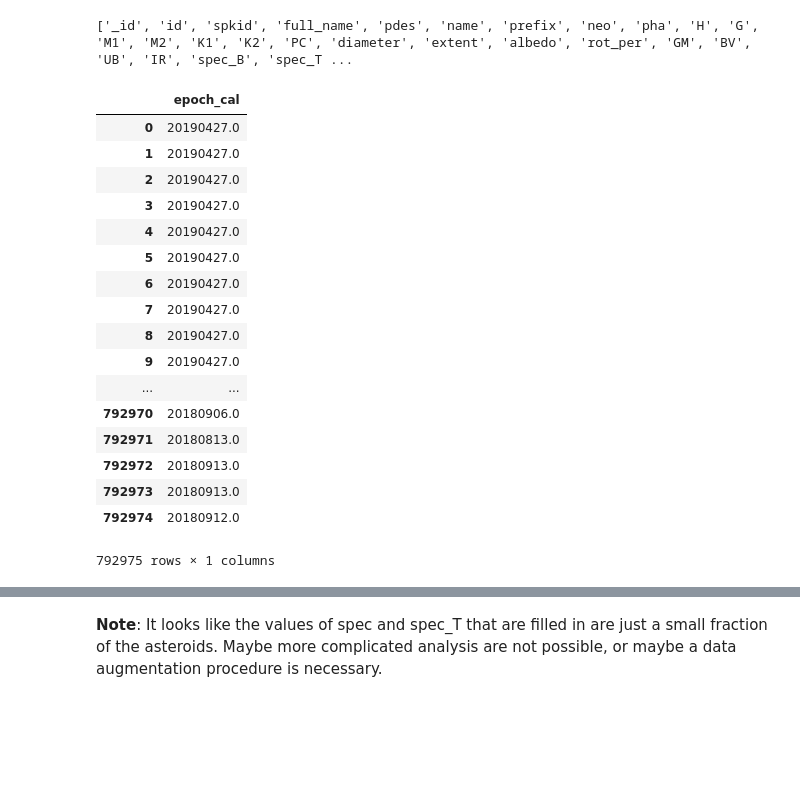
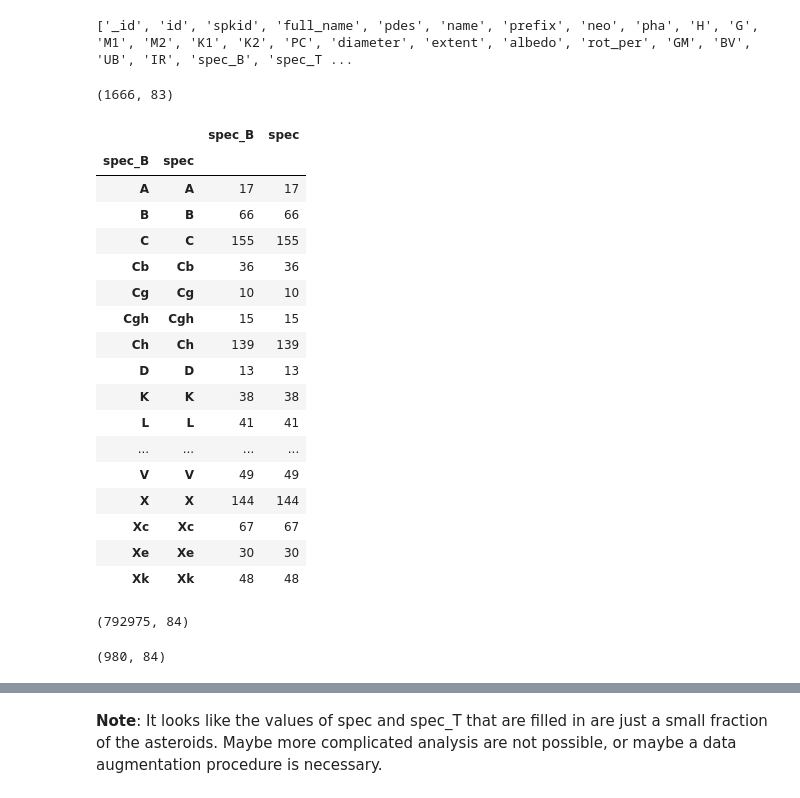
Before and after one commit to hugolouzada/asterank, a Jupyter notebook: predictions/notebooks/10-hl-exploratoy-data-analysis.ipynb, the cells around one changed output, grey strips where cells are left out. Drawn from its saved outputs; the diff is of its cells as text; code cells hidden in the pictures; blank space fills up the shorter version.

Commit message:
predicting spec_B and calculating expected profit

```diff
--- a/predictions/notebooks/10-hl-exploratoy-data-analysis.ipynb
+++ b/predictions/notebooks/10-hl-exploratoy-data-analysis.ipynb
@@ -20,26 +20,41 @@ print(keys)
 ['_id', 'id', 'spkid', 'full_name', 'pdes', 'name', 'prefix', 'neo', 'pha', 'H', 'G', 'M1', 'M2', 'K1', 'K2', 'PC', 'diameter', 'extent', 'albedo', 'rot_per', 'GM', 'BV', 'UB', 'IR', 'spec_B', 'spec_T ...
 # %%
 # query de uma 1 coluna
-pd.DataFrame(asteroids.find({},{'_id':0, "epoch_cal" : 1}))
+asteroid_scored = pd.DataFrame(asteroids.find( {'spec_B': { '$nin': [ ""] }} ,{'_id':0, 'spec_T': 0}))
+asteroid_scored.shape
 # %% [output]
-|  | epoch_cal |
-| 0 | 20190427.0 |
-| 1 | 20190427.0 |
-| 2 | 20190427.0 |
-| 3 | 20190427.0 |
-| 4 | 20190427.0 |
-| 5 | 20190427.0 |
-| 6 | 20190427.0 |
-| 7 | 20190427.0 |
-| 8 | 20190427.0 |
-| 9 | 20190427.0 |
-| ... | ... |
-| 792970 | 20180906.0 |
-| 792971 | 20180813.0 |
-| 792972 | 20180913.0 |
-| 792973 | 20180913.0 |
-| 792974 | 20180912.0 |
-792975 rows × 1 columns
+(1666, 83)
+# %%
+asteroid_scored.groupby(['spec_B','spec'])[['spec_B','spec']].count()
+# %% [output]
+|  |  | spec_B | spec |
+| spec_B | spec |  |  |
+| A | A | 17 | 17 |
+| B | B | 66 | 66 |
+| C | C | 155 | 155 |
+| Cb | Cb | 36 | 36 |
+| Cg | Cg | 10 | 10 |
+| Cgh | Cgh | 15 | 15 |
+| Ch | Ch | 139 | 139 |
+| D | D | 13 | 13 |
+| K | K | 38 | 38 |
+| L | L | 41 | 41 |
+| ... | ... | ... | ... |
+| V | V | 49 | 49 |
+| X | X | 144 | 144 |
+| Xc | Xc | 67 | 67 |
+| Xe | Xe | 30 | 30 |
+| Xk | Xk | 48 | 48 |
+# %%
+asteroid_scored = pd.DataFrame(asteroids.find( {'spec': { '$nin': [ ""] }} ,{'_id':0, 'spec_T': 0}))
+asteroid_scored.shape
+# %% [output]
+(792975, 84)
+# %%
+asteroid_scored = pd.DataFrame(asteroids.find( {'spec_T': { '$nin': [ ""] }} ,{'_id':0}))
+asteroid_scored.shape
+# %% [output]
+(980, 84)
 # %%
 asteroids_df = pd.DataFrame(asteroids.find({})).drop(['id','_id'],axis=1)
 infer_schema.infer_schema(asteroids_df,
```
Also changed, not shown: 3 other files.
